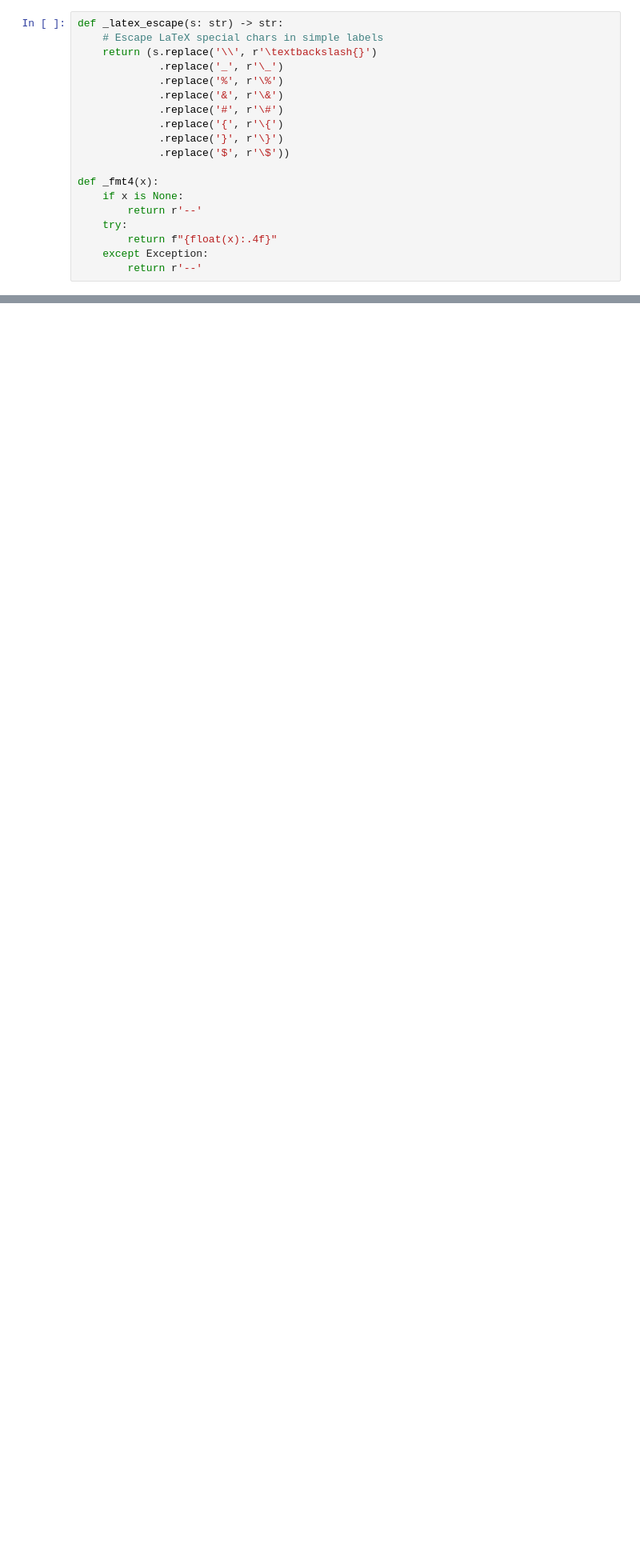
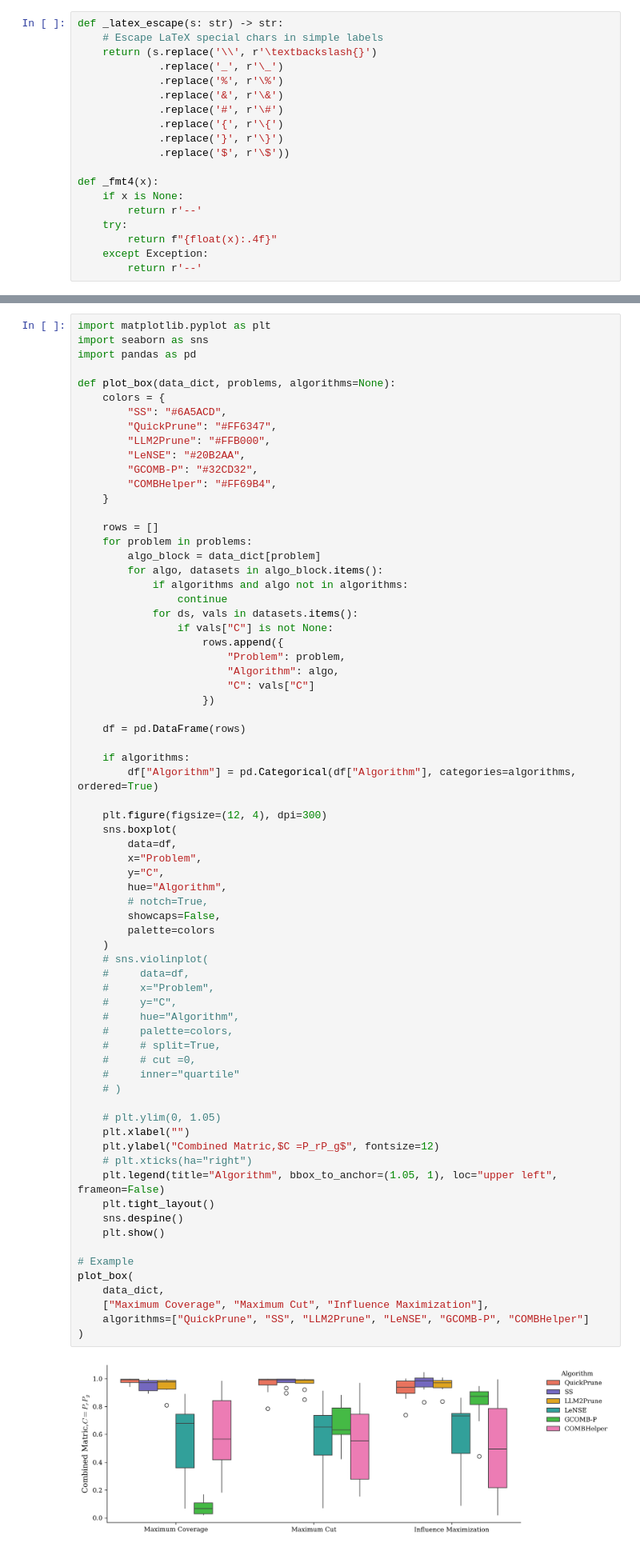
Before and after one commit to ankurnath/LLM_Pruning, a Jupyter notebook: Analyis.ipynb, the cells around one changed output, grey strips where cells are left out. Shown at 80% size. Drawn from its saved outputs; the diff is of its cells as text; blank space fills up the shorter version.

```diff
--- a/Analyis.ipynb
+++ b/Analyis.ipynb
@@ -625,0 +504,72 @@ def _fmt4(x):
+# %%
+import matplotlib.pyplot as plt
+import seaborn as sns
+import pandas as pd
+
+def plot_box(data_dict, problems, algorithms=None):
+    colors = {
+        "SS": "#6A5ACD",
+        "QuickPrune": "#FF6347",
+        "LLM2Prune": "#FFB000",
+        "LeNSE": "#20B2AA",
+        "GCOMB-P": "#32CD32",
+        "COMBHelper": "#FF69B4",
+    }
+
+    rows = []
+    for problem in problems:
+        algo_block = data_dict[problem]
+        for algo, datasets in algo_block.items():
+            if algorithms and algo not in algorithms:
+                continue
+            for ds, vals in datasets.items():
+                if vals["C"] is not None:
+                    rows.append({
+                        "Problem": problem,
+                        "Algorithm": algo,
+                        "C": vals["C"]
+                    })
+
+    df = pd.DataFrame(rows)
+
+    if algorithms:
+        df["Algorithm"] = pd.Categorical(df["Algorithm"], categories=algorithms, ordered=True)
+
+    plt.figure(figsize=(12, 4), dpi=300)
+    sns.boxplot(
+        data=df,
+        x="Problem",
+        y="C",
+        hue="Algorithm",
+        # notch=True,
+        showcaps=False,
+        palette=colors
+    )
+    # sns.violinplot(
+    #     data=df,
+    #     x="Problem",
+    #     y="C",
+    #     hue="Algorithm",
+    #     palette=colors,
+    #     # split=True,
+    #     # cut =0,
+    #     inner="quartile"
+    # )
+
+    # plt.ylim(0, 1.05)
+    plt.xlabel("")
+    plt.ylabel("Combined Matric,$C =P_rP_g$", fontsize=12)
+    # plt.xticks(ha="right")
+    plt.legend(title="Algorithm", bbox_to_anchor=(1.05, 1), loc="upper left", frameon=False)
+    plt.tight_layout()
+    sns.despine()
+    plt.show()
+
+# Example
+plot_box(
+    data_dict,
+    ["Maximum Coverage", "Maximum Cut", "Influence Maximization"],
+    algorithms=["QuickPrune", "SS", "LLM2Prune", "LeNSE", "GCOMB-P", "COMBHelper"]
+)
+# %% [output]
+[figure, added]
```
Also changed, not shown: parts of 17 cells of this notebook, 51 other files.
